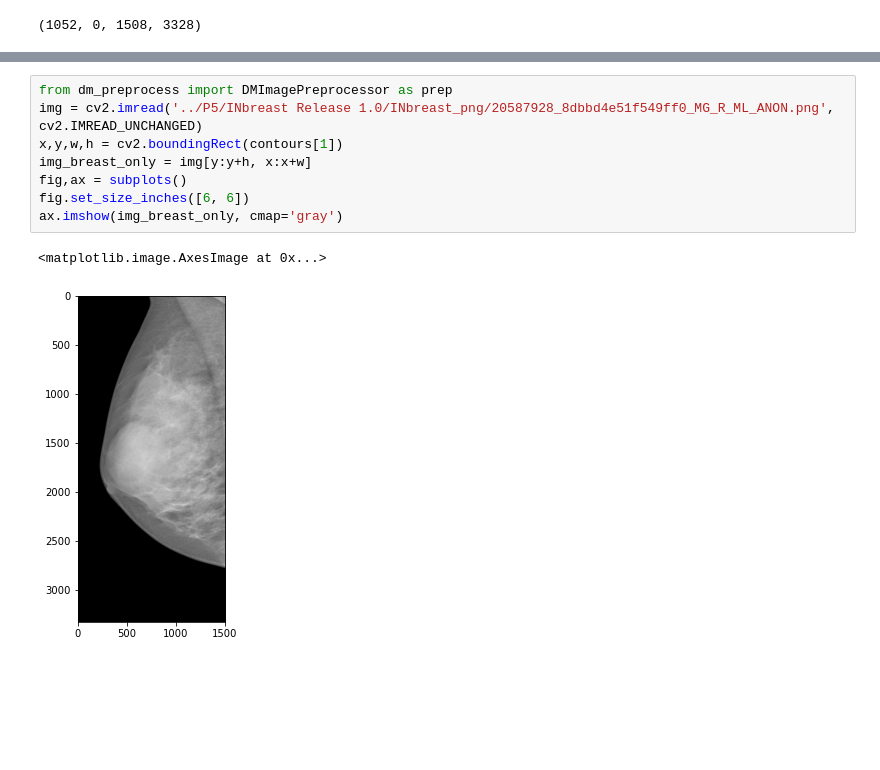
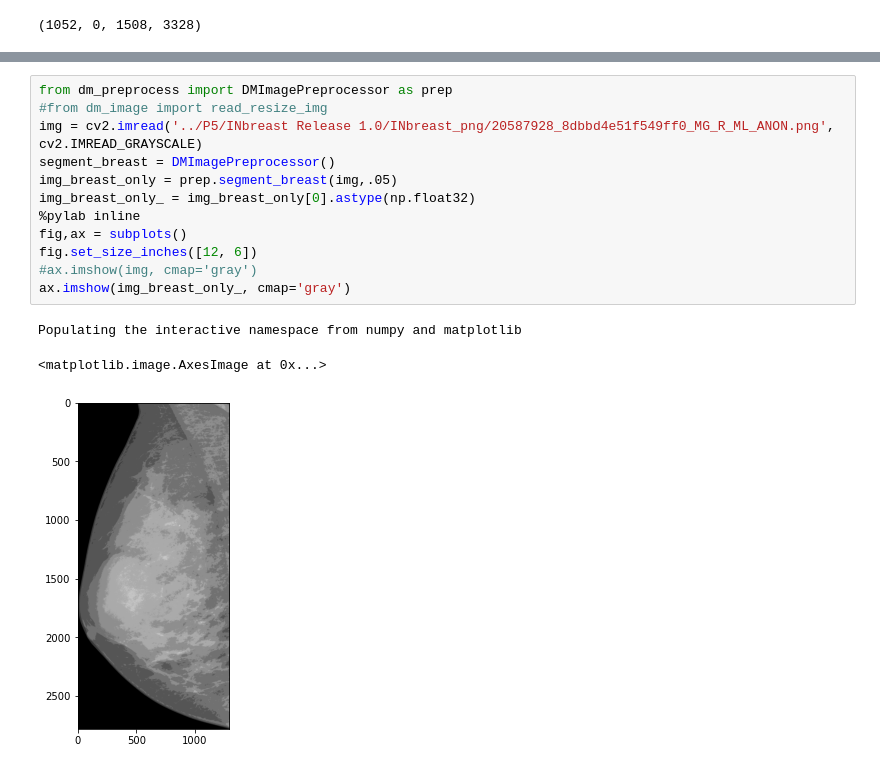
Before and after one commit to Subhra11/Breast-Cancer-Detection, a Jupyter notebook: Image Enhancement.ipynb, the cells around one changed output, grey strips where cells are left out. Cells and saved outputs as stored; diff of their text form; blank space fills up the shorter version.

```diff
--- a/Image Enhancement.ipynb
+++ b/Image Enhancement.ipynb
@@ -451,11 +462,16 @@ ax.imshow(img_breast_only, cmap='gray')
 # %%
 from dm_preprocess import DMImagePreprocessor as prep
-img = cv2.imread('../P5/INbreast Release 1.0/INbreast_png/20587928_8dbbd4e51f549ff0_MG_R_ML_ANON.png', cv2.IMREAD_UNCHANGED)
-x,y,w,h = cv2.boundingRect(contours[1])
-img_breast_only = img[y:y+h, x:x+w]
+#from dm_image import read_resize_img
+img = cv2.imread('../P5/INbreast Release 1.0/INbreast_png/20587928_8dbbd4e51f549ff0_MG_R_ML_ANON.png', cv2.IMREAD_GRAYSCALE)
+segment_breast = DMImagePreprocessor()
+img_breast_only = prep.segment_breast(img,.05)
+img_breast_only_ = img_breast_only[0].astype(np.float32)
+%pylab inline
 fig,ax = subplots()
-fig.set_size_inches([6, 6])
-ax.imshow(img_breast_only, cmap='gray')
+fig.set_size_inches([12, 6])
+#ax.imshow(img, cmap='gray')
+ax.imshow(img_breast_only_, cmap='gray')
 # %% [output]
-<matplotlib.image.AxesImage at 0x...>
+Populating the interactive namespace from numpy and matplotlib
+<matplotlib.image.AxesImage at 0x...>
-[figure, old version]
+[figure, new version]
```
Also changed, not shown: parts of 9 cells of this notebook.
